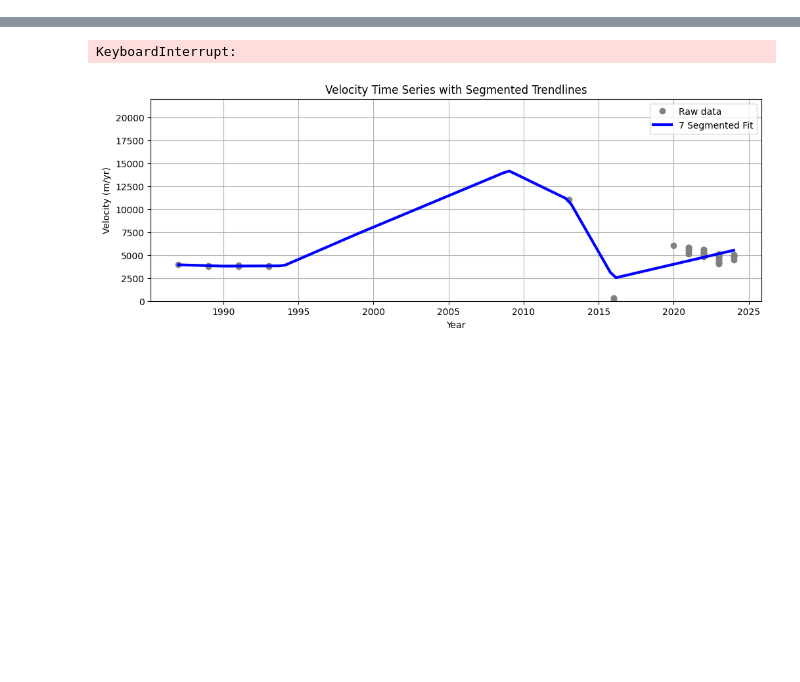
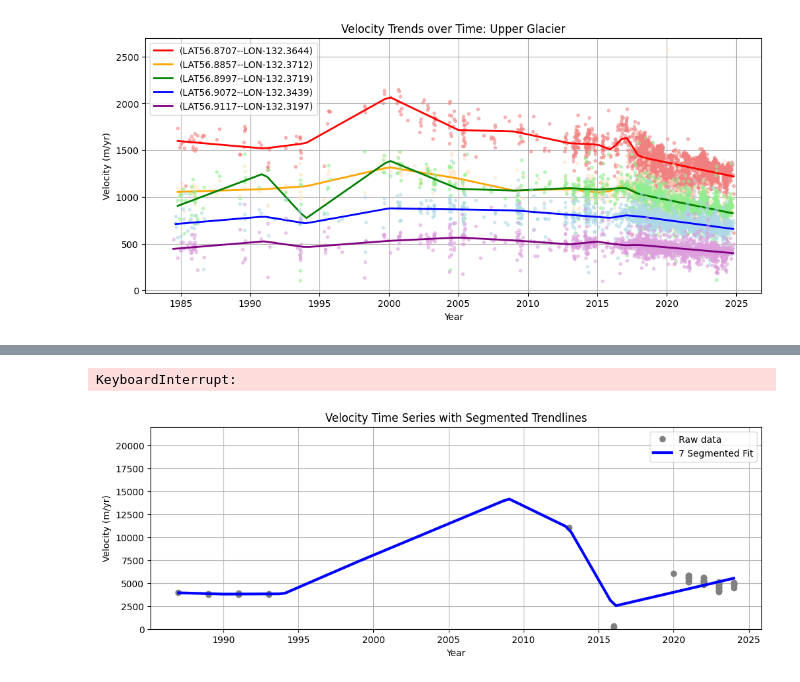
Before and after one commit to ktlix2ski/brinkmodeltest, a Jupyter notebook: Analysis/its_live.ipynb, the cells around one changed output, grey strips where cells are left out. Drawn from its saved outputs; the diff is of its cells as text; code cells hidden in the pictures; blank space fills up the shorter version.

```diff
--- a/Analysis/its_live.ipynb
+++ b/Analysis/its_live.ipynb
@@ -120,3 +118,66 @@ plt.show()
+# %%
+csv_paths_upper = [
+    "/media/kayatroyer/KayaDrive/Thesis/Data/Its_LIVE_Upper/LAT56.8707--LON-132.3644.csv",
+    "/media/kayatroyer/KayaDrive/Thesis/Data/Its_LIVE_Upper/LAT56.8857--LON-132.3712.csv",
+    "/media/kayatroyer/KayaDrive/Thesis/Data/Its_LIVE_Upper/LAT56.8997--LON-132.3719.csv",
+    "/media/kayatroyer/KayaDrive/Thesis/Data/Its_LIVE_Upper/LAT56.9072--LON-132.3439.csv",
+    "/media/kayatroyer/KayaDrive/Thesis/Data/Its_LIVE_Upper/LAT56.9117--LON-132.3197.csv"
+]
+
+labels_upper = [
+    "(LAT56.8707--LON-132.3644)",
+    "(LAT56.8857--LON-132.3712)",
+    "(LAT56.8997--LON-132.3719)",
+    "(LAT56.9072--LON-132.3439)",
+    "(LAT56.9117--LON-132.3197)"
+]
+
+colors_upper = ['red', 'orange', 'green', 'blue', 'purple']  # one color per point
+dotcolors_upper = ['lightcoral', 'bisque', 'lightgreen', 'lightblue', 'plum']  # one color per point
+# %%
+fig = plt.figure(figsize = (12,5))
+for i, csv in enumerate(csv_paths_upper):
+    df = pd.read_csv(csv)
+    label = labels_upper[i]
+    color = colors_upper[i]
+    dotcolor = dotcolors_upper[i]
+
+    # convert to datetime and decimal year
+    df['mid_date'] = pd.to_datetime(df['mid_date'], errors='coerce')
+    df['decimal_year'] = df['mid_date'].dt.year + (df['mid_date'].dt.dayofyear - 1) / 365.25
+
+    vel = df['v [m/yr]'].values
+    years = df['decimal_year'].values
+
+    # remove outliers
+    mask = vel >= 100
+    vel_clean = vel[mask]
+    years_clean = years[mask]
+
+    # fit model
+    model = pwlf.PiecewiseLinFit(years_clean, vel_clean)
+    breaks = [years_clean.min(), 1991, 1994, 2000, 2005, 2009, 2013, 2015, 2016, 2017, 2018, years_clean.max()]
+    # breaks = [years_clean.min(), 1987, 1989, 1991, 1993, 1995, 1997, 1999, 2001, 2003, 2005, 2007, 2009, 2011,2013, 2015, 2017, 2019, 2021, 2023, years_clean.max()]
+
+    model.fit_with_breaks(breaks)
+
+    x_pred = np.linspace(years_clean.min(), years_clean.max(), 100)
+    y_pred = model.predict(x_pred)
+
+    # plot data and fit
+    plt.plot(years_clean, vel_clean, '.', color=dotcolor, alpha=0.5)
+    plt.plot(x_pred, y_pred, '-', linewidth=2, color=color, label = label)
+
+
+plt.xlabel('Year')
+plt.ylabel('Velocity (m/yr)')
+plt.title('Velocity Trends over Time: Upper Glacier')
+plt.legend()
+plt.grid(True)
+plt.show()
+fig.savefig("/media/kayatroyer/KayaDrive/Thesis/Figures/Results/ITS_LIVEpythonPlots/Velcoity_Upper.svg", format ="svg", bbox_inches='tight')
+# %% [output]
+[figure, added]
 # %%
 itslive_dict_lower = {}
 for csv in csv_paths:
```
Also changed, not shown: parts of 4 cells of this notebook, 4 other files.
